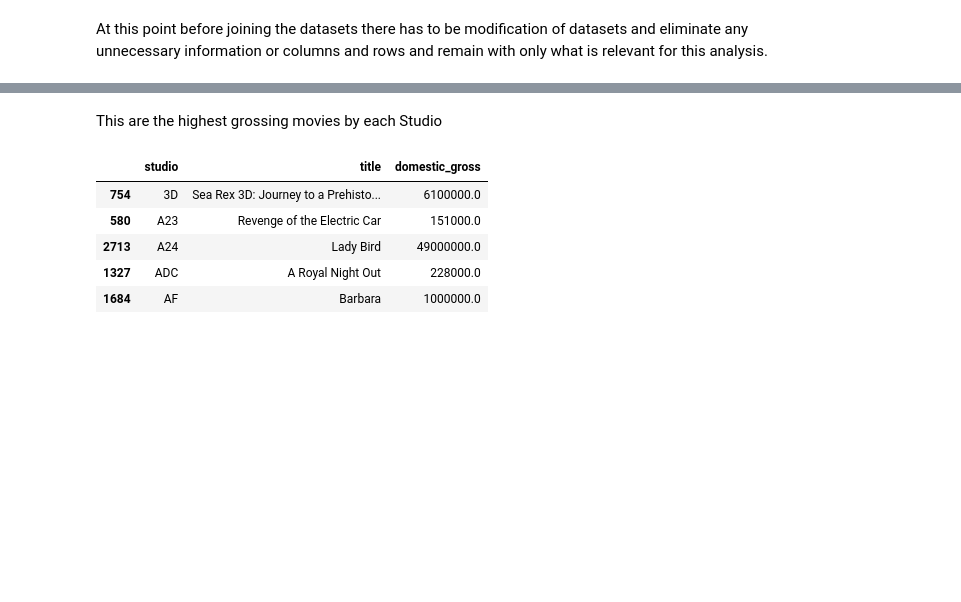
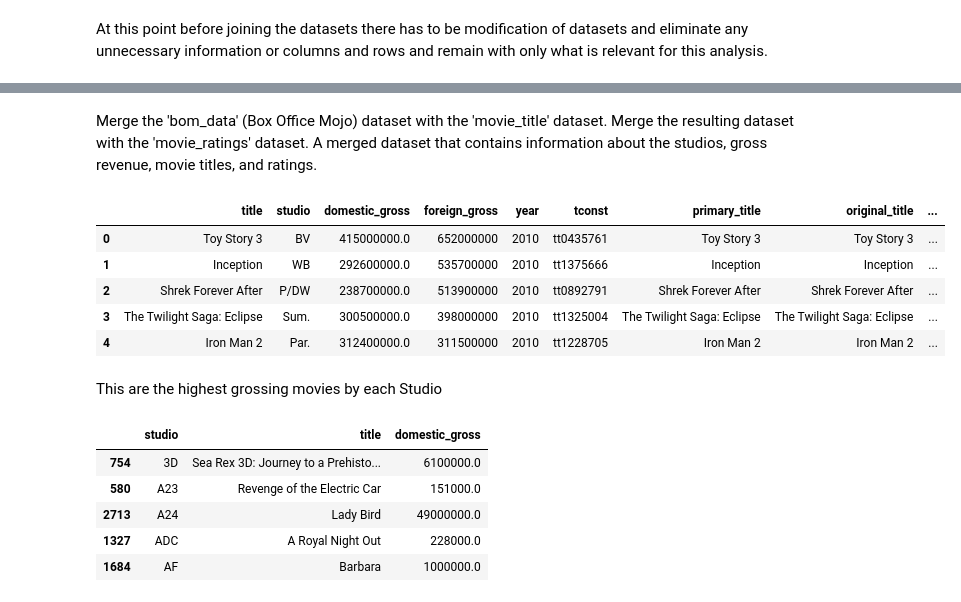
Before and after one commit to raphiqi/BOX-OFFICE-PERFORMANCE-ANALYSIS, a Jupyter notebook: IMDB data project 1-checkpoint.ipynb, the cells around one changed output, grey strips where cells are left out. Cells and saved outputs as stored; diff of their text form; code cells hidden in the pictures; blank space fills up the shorter version.

```diff
--- a/IMDB data project 1-checkpoint.ipynb
+++ b/IMDB data project 1-checkpoint.ipynb
@@ -152,8 +154,23 @@ merged_data.head()
 | 2 | On the Road | 2014 | 89.0 | Drama | 6.0 | 6 | On the Road | IFC | ... |
 | 3 | On the Road | 2016 | 121.0 | Drama | 5.7 | 127 | On the Road | IFC | ... |
 | 4 | The Secret Life of Walter Mitty | 2013 | 114.0 | Adventure,Comedy,Drama | 7.3 | 275300 | The Secret Life of Walter Mitty | Fox | ... |
-# %% [markdown]
-This are the highest grossing movies by each Studio
+# %% [markdown]
+Merge the 'bom_data' (Box Office Mojo) dataset with the 'movie_title' dataset.
+Merge the resulting dataset with the 'movie_ratings' dataset.
+A merged dataset that contains information about the studios, gross revenue, movie titles, and ratings.
+# %%
+merged_data = pd.merge(bom_data, movie_title, left_on='title', right_on='primary_title')
+merged_data = pd.merge(merged_data, movie_ratings, on='tconst')
+merged_data.head()
+# %% [output]
+|  | title | studio | domestic_gross | foreign_gross | year | tconst | primary_title | original_title | ... |
+| 0 | Toy Story 3 | BV | 415000000.0 | 652000000 | 2010 | tt0435761 | Toy Story 3 | Toy Story 3 | ... |
+| 1 | Inception | WB | 292600000.0 | 535700000 | 2010 | tt1375666 | Inception | Inception | ... |
+| 2 | Shrek Forever After | P/DW | 238700000.0 | 513900000 | 2010 | tt0892791 | Shrek Forever After | Shrek Forever After | ... |
+| 3 | The Twilight Saga: Eclipse | Sum. | 300500000.0 | 398000000 | 2010 | tt1325004 | The Twilight Saga: Eclipse | The Twilight Saga: Eclipse | ... |
+| 4 | Iron Man 2 | Par. | 312400000.0 | 311500000 | 2010 | tt1228705 | Iron Man 2 | Iron Man 2 | ... |
+# %% [markdown]
+This are the highest grossing movies by each Studio
 # %%
 highest_grossing_movies = merged_data.groupby('studio')['domestic_gross'].max()
 merged_data_clean = merged_data.dropna(subset=['domestic_gross'])
```
Also changed, not shown: parts of 8 cells of this notebook.
